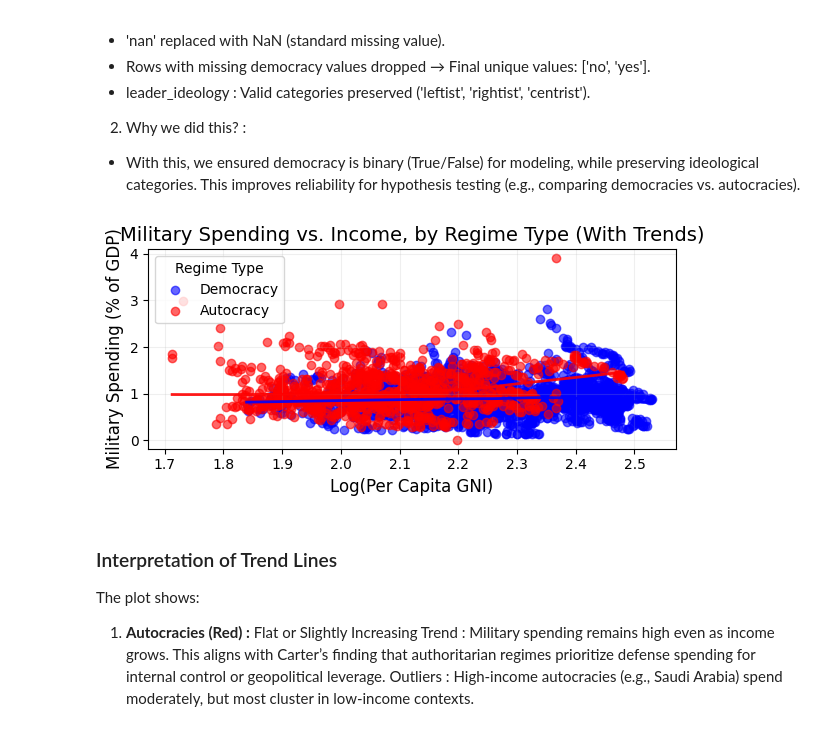
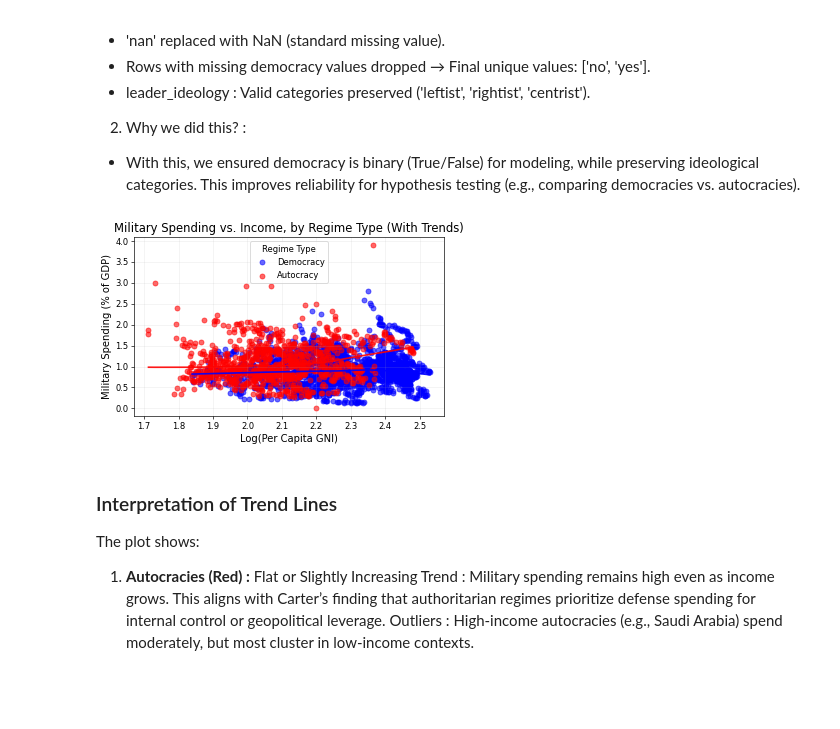
Before and after one commit to irmakoz1/ML1-HSLU, a Jupyter notebook: ML1-Project_TeamDraft_v2.ipynb, the cells around one changed output. Saved outputs shown, nothing was run; the diff lists cells and outputs as text; code cells hidden in the pictures; blank space fills up the shorter version.

```diff
--- a/ML1-Project_TeamDraft_v2.ipynb
+++ b/ML1-Project_TeamDraft_v2.ipynb
@@ -410,41 +428,41 @@ custom_palette = {
 }
 
 # Plot setup
-plt.figure(figsize=(6, 3))
+plt.figure(figsize=(6, 4),dpi=60)
 
 # Scatter points with transparency
 for democracy in [True, False]:
     subset = df_log[df_log['democracy'] == democracy]
     plt.scatter(
         subset['log_GNI'],
         subset['military_expenditure'],
         label="Democracy" if democracy else "Autocracy",
         color=custom_palette[democracy],
         alpha=0.6  # Transparency for overlapping points
     )
 
 # Add LOWESS trend lines (non-parametric smoothing)
 for democracy in [True, False]:
     subset = df_log[df_log['democracy'] == democracy]
     sns.regplot(
         x=subset['log_GNI'],
         y=subset['military_expenditure'],
         scatter=False,  # Hide scatter points (already plotted)
         line_kws={'lw': 2, 'alpha': 0.9},
         lowess=True,
         color=custom_palette[democracy]
     )
 
 # Final formatting
 plt.xlabel("Log(Per Capita GNI)", fontsize=12)
 plt.ylabel("Military Spending (% of GDP)", fontsize=12)
 plt.title("Military Spending vs. Income, by Regime Type (With Trends)", fontsize=14)
 plt.legend(title="Regime Type", fontsize=10)
 plt.grid(True, alpha=0.2)
 plt.tight_layout()
 plt.show()
 # %% [output]
-[figure, old version]
+[figure, new version]
 # %% [markdown]
 ### Interpretation of Trend Lines
 The plot shows:
```
Also changed, not shown: parts of 20 cells of this notebook, 1 other file.
